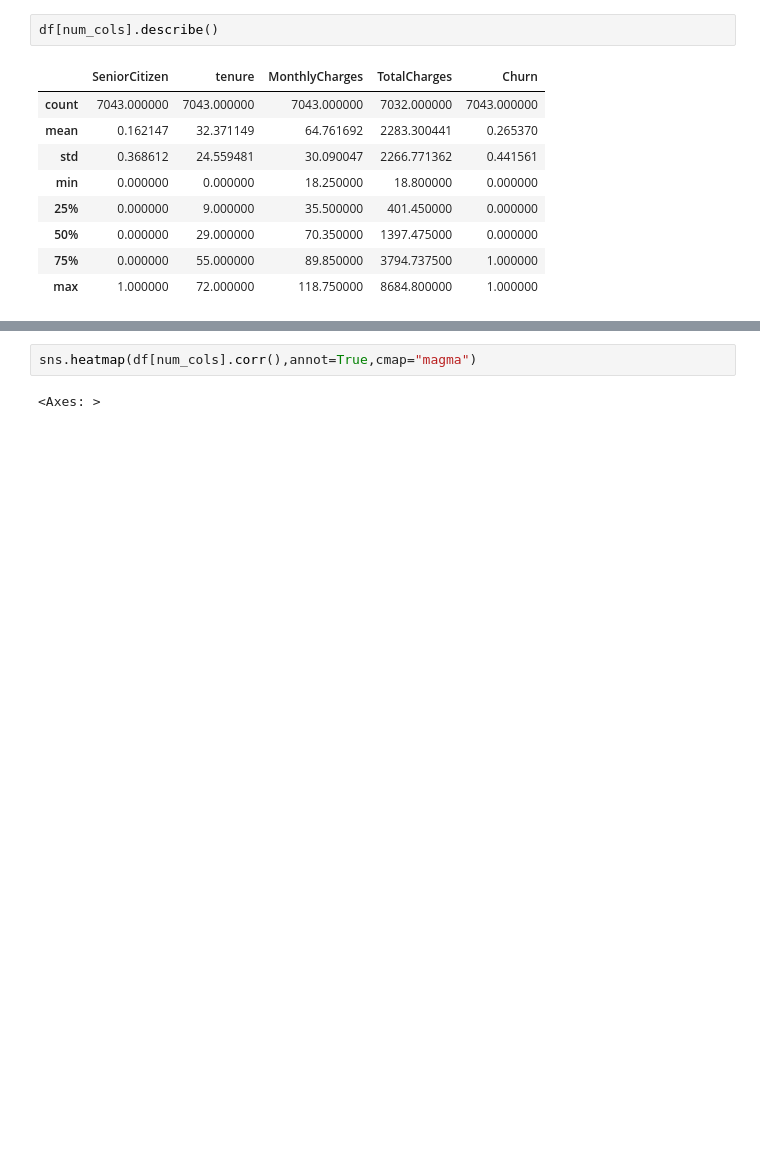
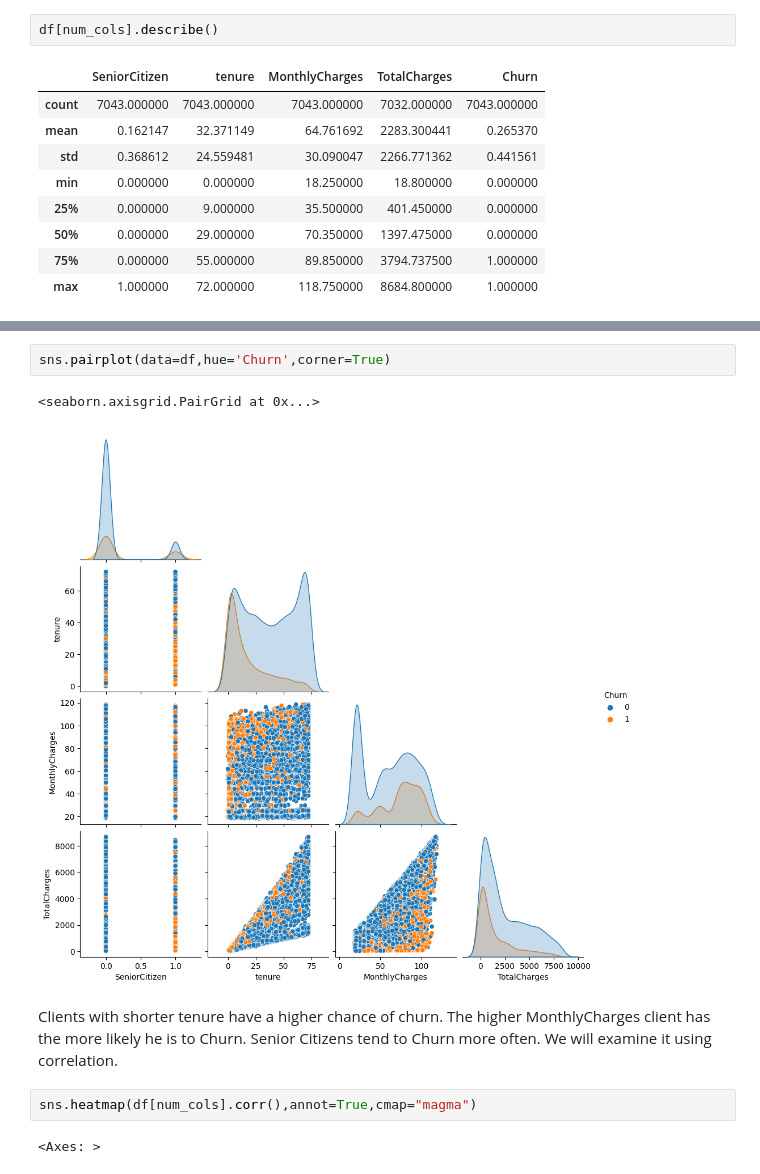
Before and after one commit to GrzegKrajewski/Churn_Pred_XGB_LR_RF, a Jupyter notebook: Code.ipynb, the cells around one changed output, grey strips where cells are left out. Cells and saved outputs as stored; diff of their text form; blank space fills up the shorter version.

```diff
--- a/Code.ipynb
+++ b/Code.ipynb
@@ -175,3 +168,10 @@ Text(0.5, 0.98, 'Histograms of numerical variables')
+# %%
+sns.pairplot(data=df,hue='Churn',corner=True)
+# %% [output]
+<seaborn.axisgrid.PairGrid at 0x...>
+[figure, added]
+# %% [markdown]
+Clients with shorter tenure have a higher chance of churn. The higher MonthlyCharges client has the more likely he is to Churn. Senior Citizens tend to Churn more often. We will examine it using correlation.
 # %%
 sns.heatmap(df[num_cols].corr(),annot=True,cmap="magma")
 # %% [output]
```
Also changed, not shown: parts of 10 cells of this notebook.
